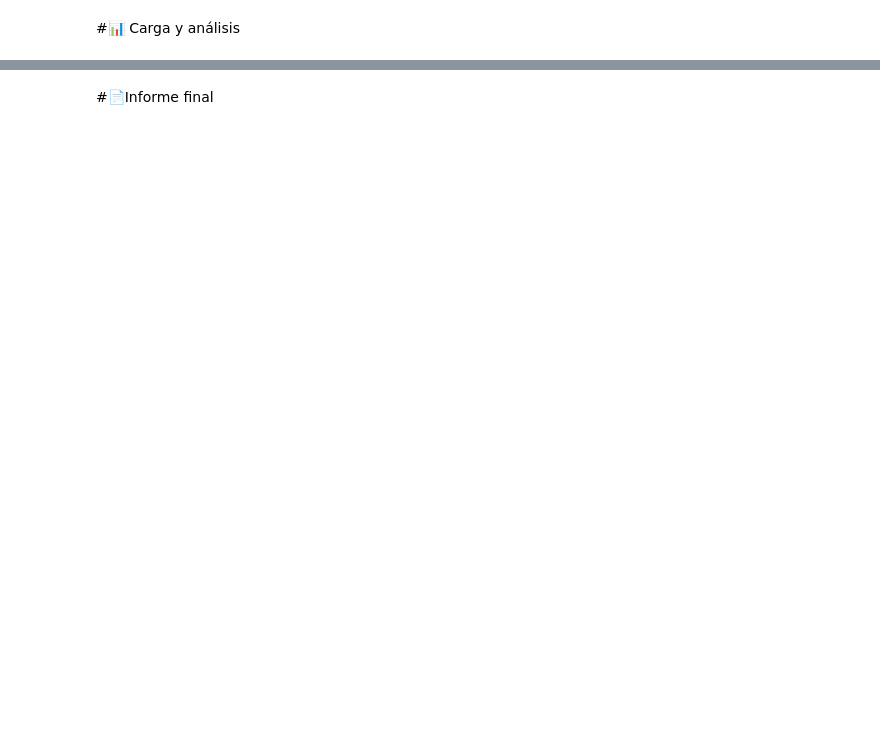
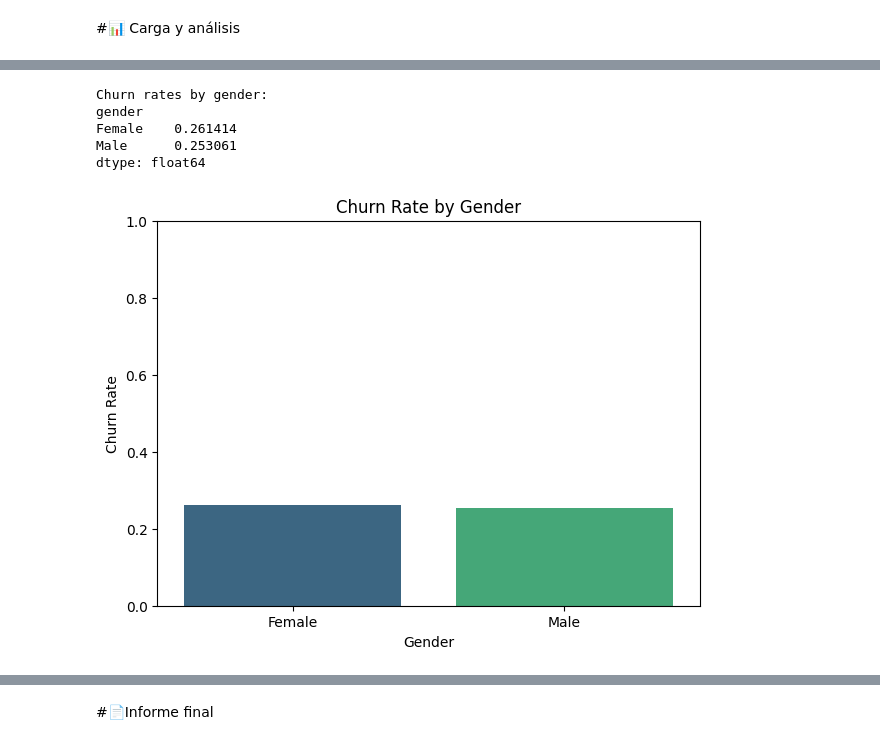
Before and after one commit to RazorZ7X/Challenge_TelecomX_Alura, a Jupyter notebook: TelecomX_LATAM.ipynb, the cells around one changed output, grey strips where cells are left out. Saved outputs shown, nothing was run; the diff lists cells and outputs as text; code cells hidden in the pictures; blank space fills up the shorter version.

```diff
--- a/TelecomX_LATAM.ipynb
+++ b/TelecomX_LATAM.ipynb
@@ -19,0 +287,20 @@ df.tail()
+# %%
+gender_churn_rates = gender_churn_counts['Yes'] / (gender_churn_counts['No'] + gender_churn_counts['Yes'])
+
+print("Churn rates by gender:")
+print(gender_churn_rates)
+
+plt.figure(figsize=(7, 5))
+sns.barplot(x=gender_churn_rates.index, y=gender_churn_rates.values, hue=gender_churn_rates.index, palette='viridis', legend=False)
+plt.title('Churn Rate by Gender')
+plt.xlabel('Gender')
+plt.ylabel('Churn Rate')
+plt.ylim(0, 1) # Churn rate is between 0 and 1
+plt.show()
+# %% [output]
+Churn rates by gender:
+gender
+Female    0.261414
+Male      0.253061
+dtype: float64
+[figure, added]
```
Also changed, not shown: parts of 35 cells of this notebook.
